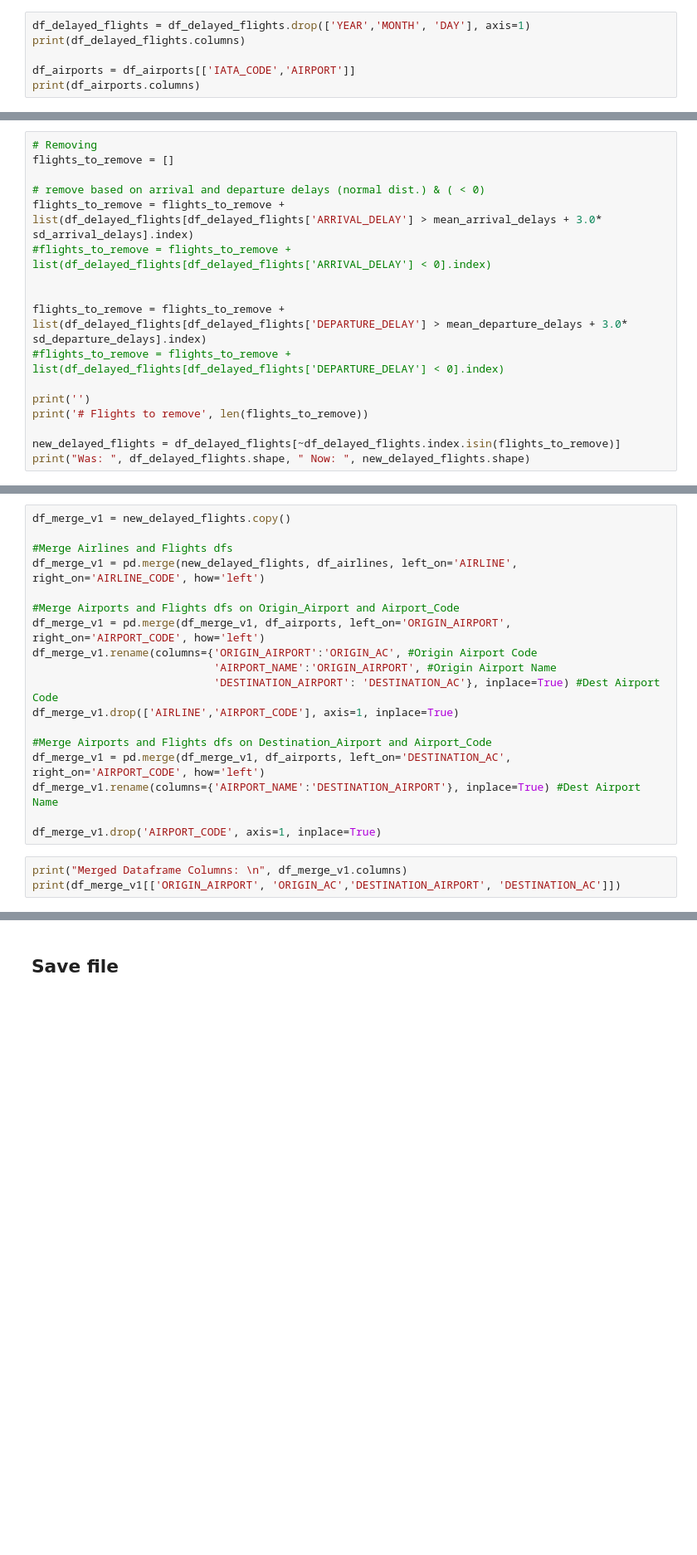
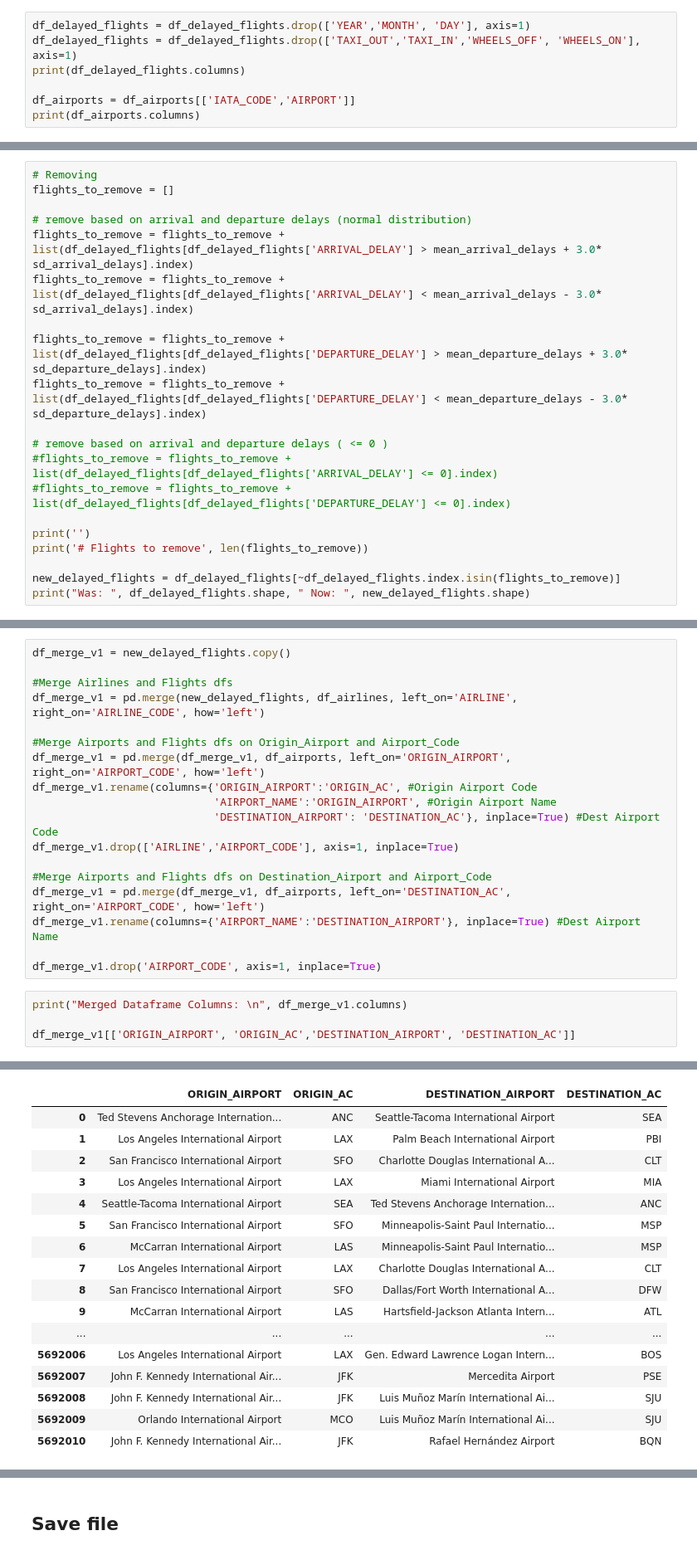
Before and after one commit to ArwaSheraky/Airlines-Delay-Analysis, a Jupyter notebook: Data-Cleaning.ipynb, the cells around one changed output, grey strips where cells are left out. Shown: that part at 83% size. Drawn from its saved outputs; the diff is of its cells as text; blank space fills up the shorter version.

```diff
--- a/Data-Cleaning.ipynb
+++ b/Data-Cleaning.ipynb
@@ -76,6 +130,7 @@ print(df_delayed_flights.columns)
 ### 3.3. Remove not relevant and duplicated columns
 # %%
 df_delayed_flights = df_delayed_flights.drop(['YEAR','MONTH', 'DAY'], axis=1)
+df_delayed_flights = df_delayed_flights.drop(['TAXI_OUT','TAXI_IN','WHEELS_OFF', 'WHEELS_ON'], axis=1)
 print(df_delayed_flights.columns)
 
 df_airports = df_airports[['IATA_CODE','AIRPORT']]
@@ -156,13 +267,16 @@ print('Departure Delays:\t Mean = {0} \t SD = {1}'.format(mean_departure_delays,
 # Removing
 flights_to_remove = []
 
-# remove based on arrival and departure delays (normal dist.) & ( < 0)
+# remove based on arrival and departure delays (normal distribution)
 flights_to_remove = flights_to_remove + list(df_delayed_flights[df_delayed_flights['ARRIVAL_DELAY'] > mean_arrival_delays + 3.0* sd_arrival_delays].index)
-#flights_to_remove = flights_to_remove + list(df_delayed_flights[df_delayed_flights['ARRIVAL_DELAY'] < 0].index)
-
+flights_to_remove = flights_to_remove + list(df_delayed_flights[df_delayed_flights['ARRIVAL_DELAY'] < mean_arrival_delays - 3.0* sd_arrival_delays].index)
 
 flights_to_remove = flights_to_remove + list(df_delayed_flights[df_delayed_flights['DEPARTURE_DELAY'] > mean_departure_delays + 3.0* sd_departure_delays].index)
-#flights_to_remove = flights_to_remove + list(df_delayed_flights[df_delayed_flights['DEPARTURE_DELAY'] < 0].index)
+flights_to_remove = flights_to_remove + list(df_delayed_flights[df_delayed_flights['DEPARTURE_DELAY'] < mean_departure_delays - 3.0* sd_departure_delays].index)
+
+# remove based on arrival and departure delays ( <= 0 )
+#flights_to_remove = flights_to_remove + list(df_delayed_flights[df_delayed_flights['ARRIVAL_DELAY'] <= 0].index)
+#flights_to_remove = flights_to_remove + list(df_delayed_flights[df_delayed_flights['DEPARTURE_DELAY'] <= 0].index)
 
 print('')
 print('# Flights to remove', len(flights_to_remove))
@@ -200,4 +320,6 @@ df_merge_v1.rename(columns={'AIRPORT_NAME':'DESTINATION_AIRPORT'}, inplace=True)
 df_merge_v1.drop('AIRPORT_CODE', axis=1, inplace=True)
 # %%
 print("Merged Dataframe Columns: \n", df_merge_v1.columns)
-print(df_merge_v1[['ORIGIN_AIRPORT', 'ORIGIN_AC','DESTINATION_AIRPORT', 'DESTINATION_AC']])
+
+df_merge_v1[['ORIGIN_AIRPORT', 'ORIGIN_AC','DESTINATION_AIRPORT', 'DESTINATION_AC']]
+# %% [output]
@@ -203,0 +336,17 @@ print(df_merge_v1[['ORIGIN_AIRPORT', 'ORIGIN_AC','DESTINATION_AIRPORT', 'DESTINA
+|  | ORIGIN_AIRPORT | ORIGIN_AC | DESTINATION_AIRPORT | DESTINATION_AC |
+| 0 | Ted Stevens Anchorage Internation... | ANC | Seattle-Tacoma International Airport | SEA |
+| 1 | Los Angeles International Airport | LAX | Palm Beach International Airport | PBI |
+| 2 | San Francisco International Airport | SFO | Charlotte Douglas International A... | CLT |
+| 3 | Los Angeles International Airport | LAX | Miami International Airport | MIA |
+| 4 | Seattle-Tacoma International Airport | SEA | Ted Stevens Anchorage Internation... | ANC |
+| 5 | San Francisco International Airport | SFO | Minneapolis-Saint Paul Internatio... | MSP |
+| 6 | McCarran International Airport | LAS | Minneapolis-Saint Paul Internatio... | MSP |
+| 7 | Los Angeles International Airport | LAX | Charlotte Douglas International A... | CLT |
+| 8 | San Francisco International Airport | SFO | Dallas/Fort Worth International A... | DFW |
+| 9 | McCarran International Airport | LAS | Hartsfield-Jackson Atlanta Intern... | ATL |
+| ... | ... | ... | ... | ... |
+| 5692006 | Los Angeles International Airport | LAX | Gen. Edward Lawrence Logan Intern... | BOS |
+| 5692007 | John F. Kennedy International Air... | JFK | Mercedita Airport | PSE |
+| 5692008 | John F. Kennedy International Air... | JFK | Luis Muñoz Marín International Ai... | SJU |
+| 5692009 | Orlando International Airport | MCO | Luis Muñoz Marín International Ai... | SJU |
+| 5692010 | John F. Kennedy International Air... | JFK | Rafael Hernández Airport | BQN |
```
Also changed, not shown: parts of 14 cells of this notebook.
